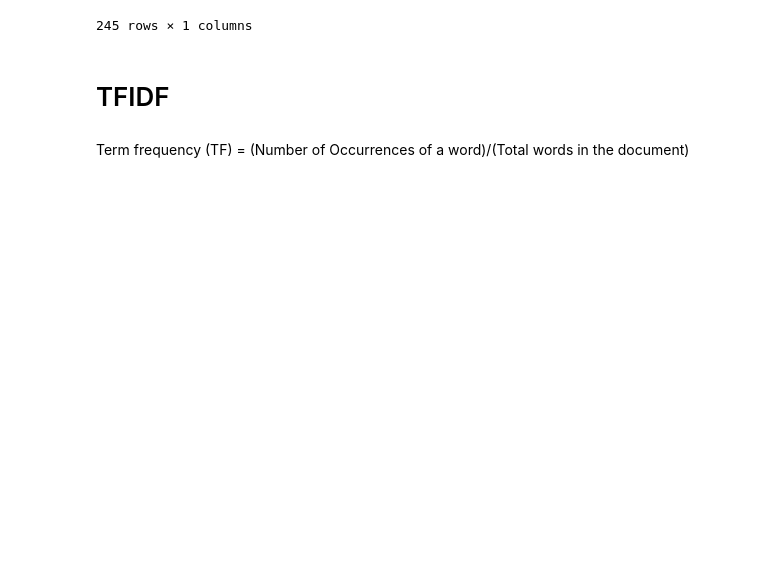
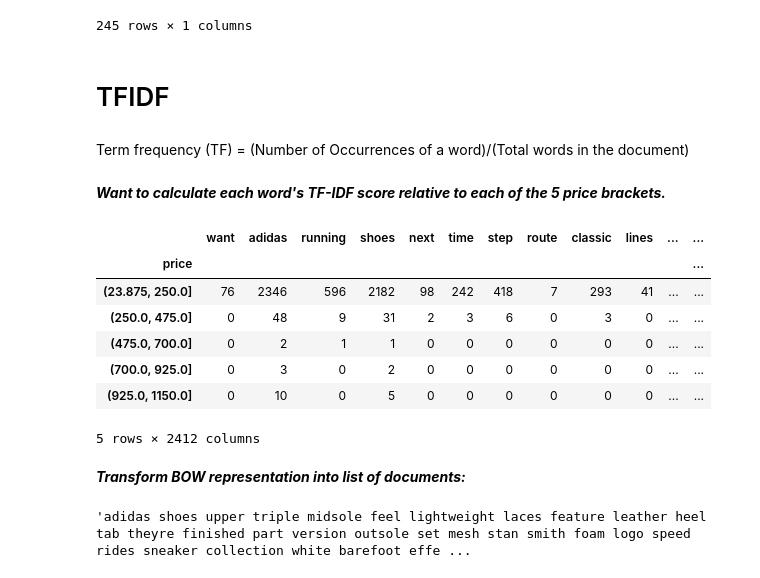
Before and after one commit to jasonkyungkim/nike_adidas_shoes, a Jupyter notebook: adidaseda.ipynb, the cells around one changed output. Cells and saved outputs as stored; diff of their text form; code cells hidden in the pictures; blank space fills up the shorter version.

Commit message:
tf idf adidas

```diff
--- a/adidaseda.ipynb
+++ b/adidaseda.ipynb
@@ -753,3 +801,34 @@ Top Predictor Counts - Random Forest
 # TFIDF
 # %% [markdown]
 Term frequency (TF) = (Number of Occurrences of a word)/(Total words in the document)
+# %% [markdown]
+***Want to calculate each word's TF-IDF score relative to each of the 5 price brackets.***
+# %%
+df_docs = df_processed.groupby('price').sum()
+df_docs
+# %% [output]
+|  | want | adidas | running | shoes | next | time | step | route | classic | lines | ... | ... |
+| price |  |  |  |  |  |  |  |  |  |  |  | ... |
+| (23.875, 250.0] | 76 | 2346 | 596 | 2182 | 98 | 242 | 418 | 7 | 293 | 41 | ... | ... |
+| (250.0, 475.0] | 0 | 48 | 9 | 31 | 2 | 3 | 6 | 0 | 3 | 0 | ... | ... |
+| (475.0, 700.0] | 0 | 2 | 1 | 1 | 0 | 0 | 0 | 0 | 0 | 0 | ... | ... |
+| (700.0, 925.0] | 0 | 3 | 0 | 2 | 0 | 0 | 0 | 0 | 0 | 0 | ... | ... |
+| (925.0, 1150.0] | 0 | 10 | 0 | 5 | 0 | 0 | 0 | 0 | 0 | 0 | ... | ... |
+5 rows × 2412 columns
+# %% [markdown]
+***Transform BOW representation into list of documents:***
+# %%
+docs = []  # documents - a list of strings (unique words concatenated for each bracket)
+
+for bracket in df_docs.index:
+    row = df_docs.loc[bracket, :]
+    # logic: replace nonzero with NA; fill NA with column names; remove unfilled values (counts)
+    row[row != 0] = np.nan
+    doc = row.astype('string').fillna(row.index.to_series())
+    doc = doc.loc[~doc.str.match('.+\..+')].tolist()
+    doc = ' '.join(doc)
+    docs.append(doc)
+
+docs[4]  # concatenated unique words for last price bracket
+# %% [output]
+'adidas shoes upper triple midsole feel lightweight laces feature leather heel tab theyre finished part version outsole set mesh stan smith foam logo speed rides sneaker collection white barefoot effe ...
```
Also changed, not shown: parts of 24 cells of this notebook, 3 other files.
